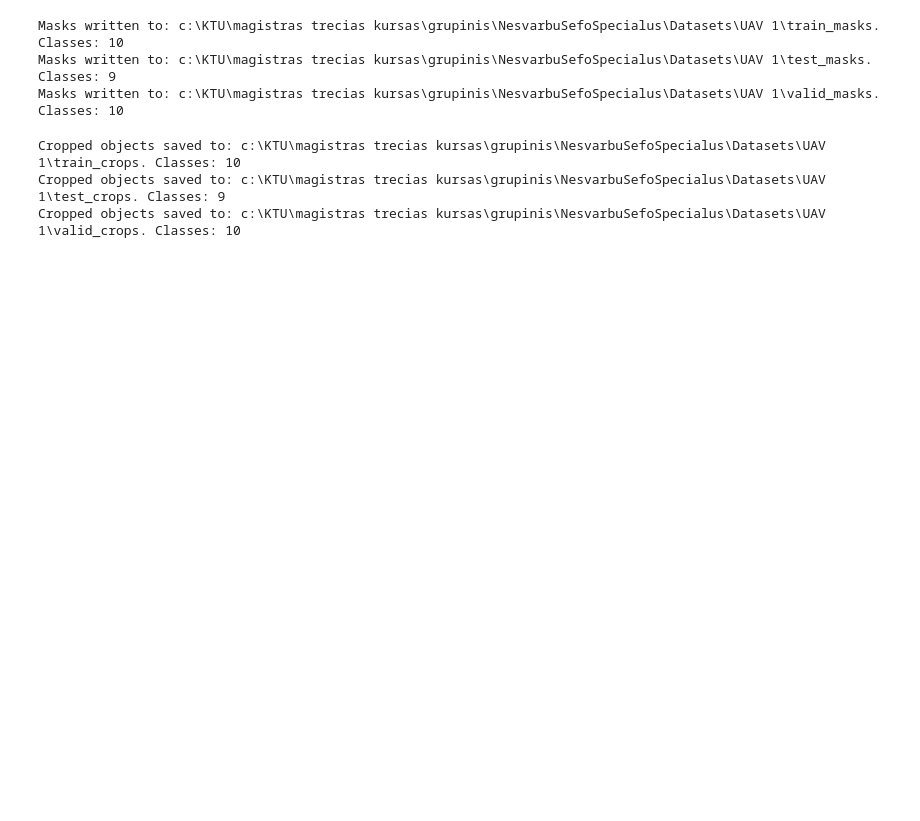
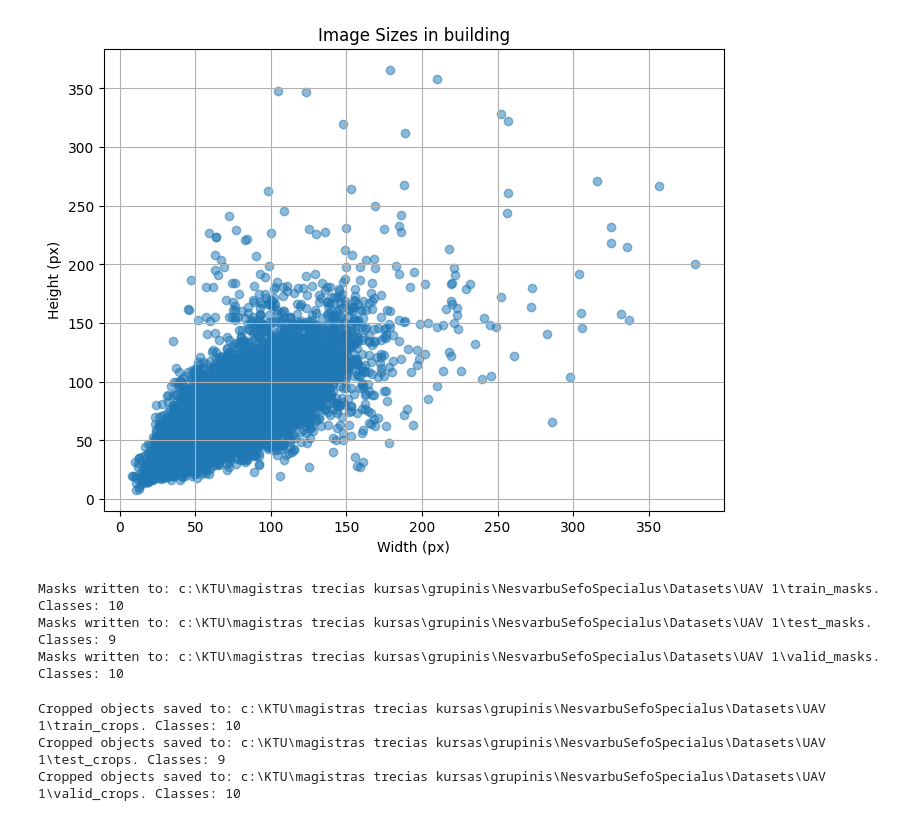
Before and after one commit to Flamiez/NesvarbuSefoSpecialus, a Jupyter notebook: App/main_notebook.ipynb, the cells around one changed output. Drawn from its saved outputs; the diff is of its cells as text; code cells hidden in the pictures; blank space fills up the shorter version.

```diff
--- a/App/main_notebook.ipynb
+++ b/App/main_notebook.ipynb
@@ -9,3 +40,7 @@ PATH_TO_DATASETS = os.path.abspath(PATH_TO_DATASETS)
+# %%
+display_image_size_distrib("building", exclude="masks")
+# %% [output]
+[figure, added]
 # %%
 def parse_pascal_xml(xml_path):
     root = ET.parse(xml_path).getroot()
```
Also changed, not shown: parts of 3 cells of this notebook.
